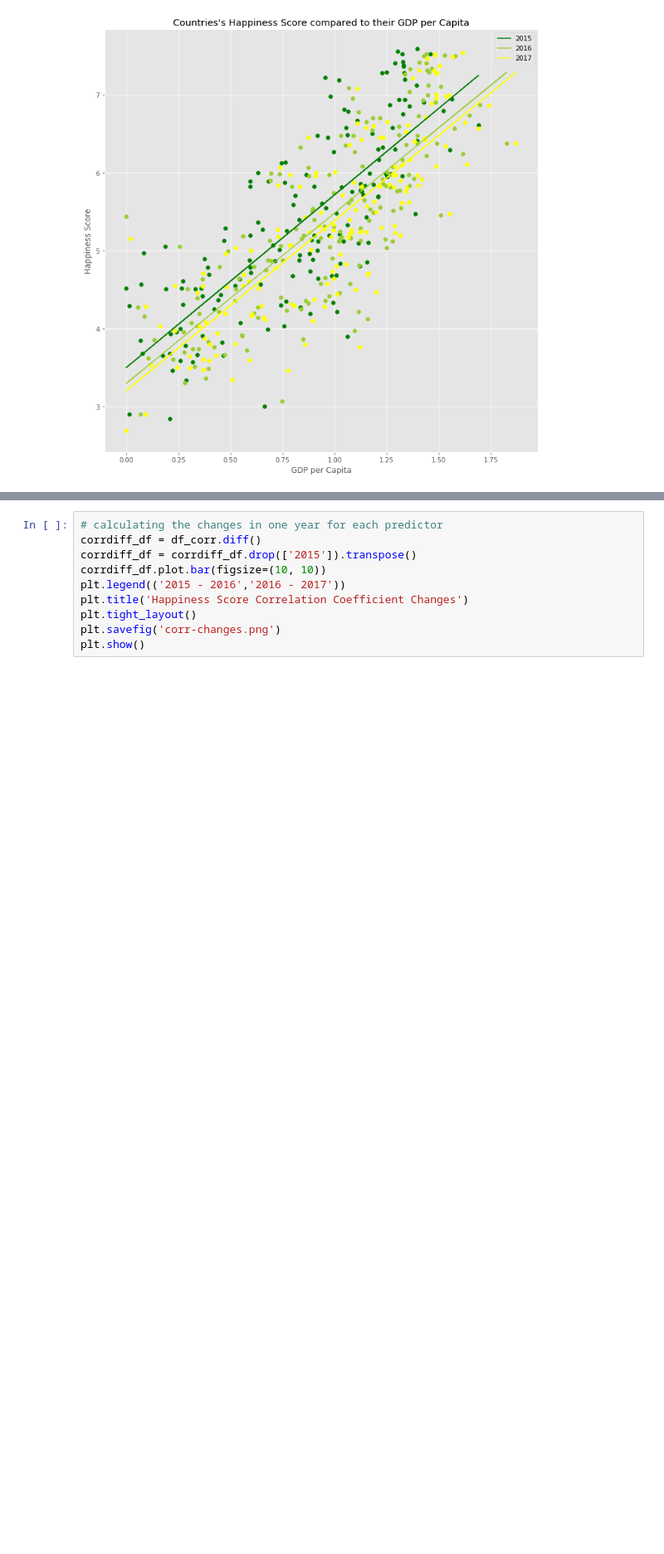
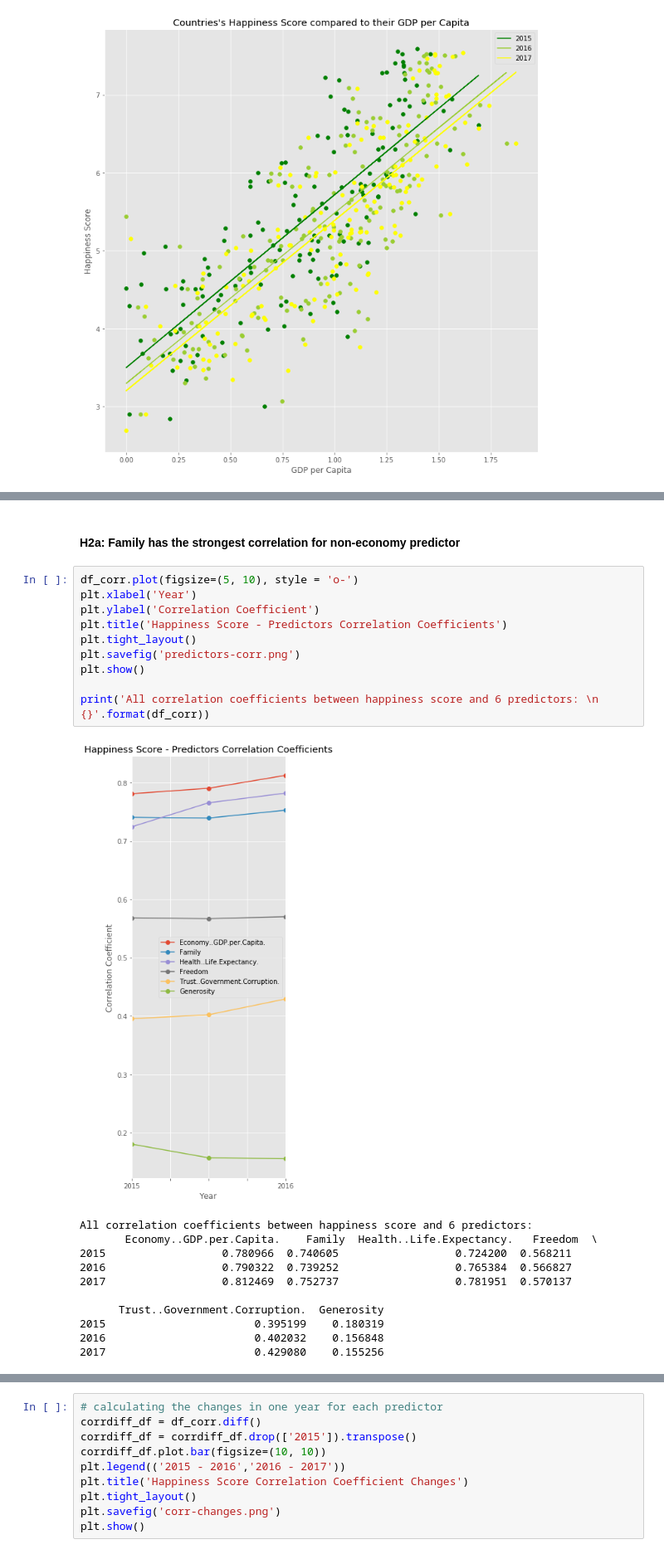
Before and after one commit to reyadji/pursuit-of-happiness, a Jupyter notebook: World Happiness Report.ipynb, the cells around one changed output, grey strips where cells are left out. Shown at 83% size. Cells and saved outputs as stored; diff of their text form; blank space fills up the shorter version.

```diff
--- a/World Happiness Report.ipynb
+++ b/World Happiness Report.ipynb
@@ -178,0 +177,24 @@ plt.show()
+# %% [markdown]
+#### H2a: Family has the strongest correlation for non-economy predictor
+# %%
+df_corr.plot(figsize=(5, 10), style = 'o-')
+plt.xlabel('Year')
+plt.ylabel('Correlation Coefficient')
+plt.title('Happiness Score - Predictors Correlation Coefficients')
+plt.tight_layout()
+plt.savefig('predictors-corr.png')
+plt.show()
+
+print('All correlation coefficients between happiness score and 6 predictors: \n {}'.format(df_corr))
+# %% [output]
+[figure, added]
+All correlation coefficients between happiness score and 6 predictors:
+       Economy..GDP.per.Capita.    Family  Health..Life.Expectancy.   Freedom  \
+2015                  0.780966  0.740605                  0.724200  0.568211
+2016                  0.790322  0.739252                  0.765384  0.566827
+2017                  0.812469  0.752737                  0.781951  0.570137
+
+      Trust..Government.Corruption.  Generosity
+2015                       0.395199    0.180319
+2016                       0.402032    0.156848
+2017                       0.429080    0.155256
```
Also changed, not shown: parts of 24 cells of this notebook, 2 other files.
